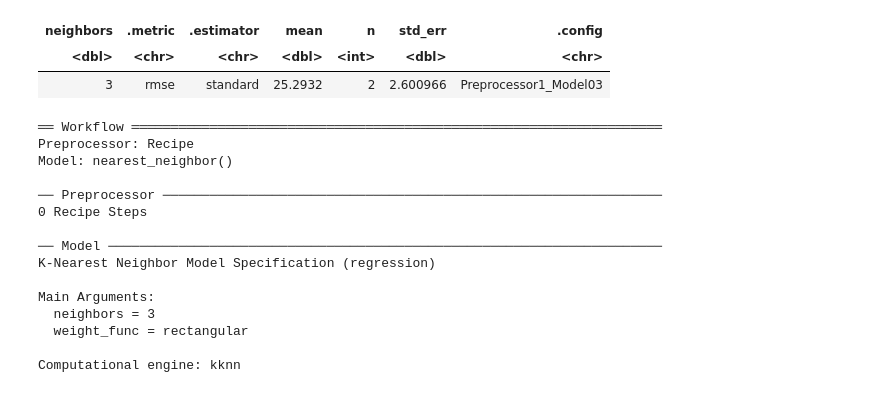
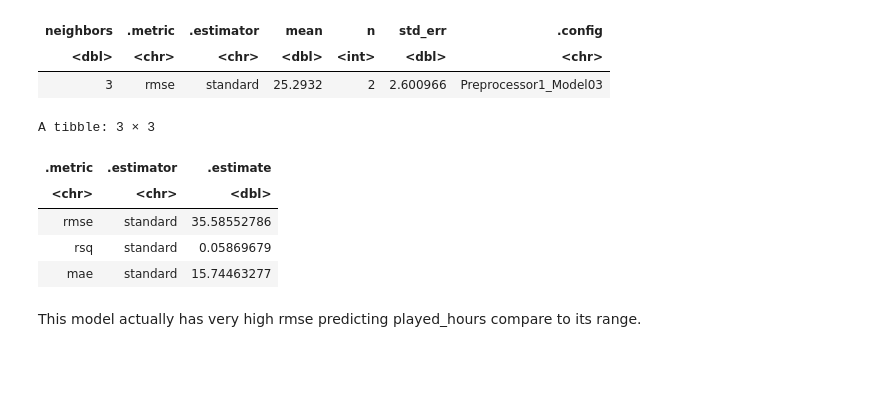
Before and after one commit to codeha/DSCI_PROJECT, a Jupyter notebook: thz project.ipynb, the cells around one changed output. Saved outputs shown, nothing was run; the diff lists cells and outputs as text; code cells hidden in the pictures; blank space fills up the shorter version.

Commit message:
finished the overall prediction and find it not working

```diff
--- a/thz project.ipynb
+++ b/thz project.ipynb
@@ -181,25 +181,24 @@ A tibble: 1 × 7
 # %%
 best_k_model<-nearest_neighbor(weight_func="rectangular", neighbor=3) |>
 set_engine ("kknn") |>
 set_mode("regression")
 
-players_workflow<-workflow() |>
+players_fit<-workflow() |>
             add_recipe(players_recipe) |>
-            add_model(best_k_model)
-players_workflow
+            add_model(best_k_model) |>
+            fit(players_training)
+
+check_testing <- players_fit|>
+           predict(players_testing) |>
+           bind_cols(players_testing) |>
+           metrics(truth = played_hours, estimate = .pred)
+check_testing
 # %% [output]
-══ Workflow ════════════════════════════════════════════════════════════════════
-Preprocessor: Recipe
-Model: nearest_neighbor()
-
-── Preprocessor ────────────────────────────────────────────────────────────────
-0 Recipe Steps
-
-── Model ───────────────────────────────────────────────────────────────────────
-K-Nearest Neighbor Model Specification (regression)
-
-Main Arguments:
-  neighbors = 3
-  weight_func = rectangular
-
-Computational engine: kknn
+A tibble: 3 × 3
+| .metric | .estimator | .estimate |
+| <chr> | <chr> | <dbl> |
+| rmse | standard | 35.58552786 |
+| rsq | standard | 0.05869679 |
+| mae | standard | 15.74463277 |
+# %% [markdown]
+This model actually has very high rmse predicting played_hours compare to its range.
```
Also changed, not shown: parts of 1 cell of this notebook.
